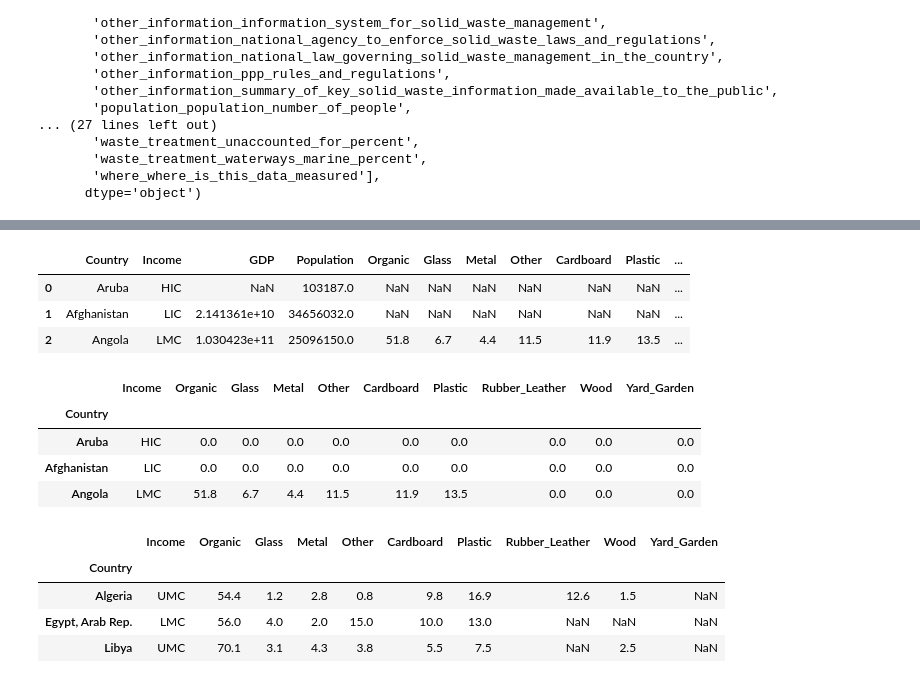
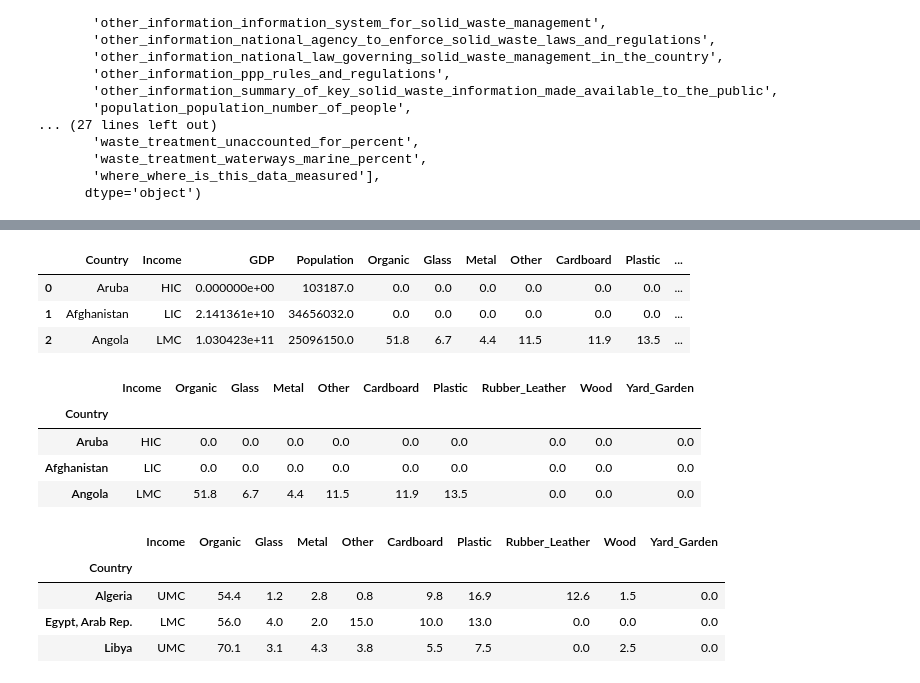
Before and after one commit to ShilpaMuralidhar/WasteManagement, a Jupyter notebook: Data_Science/MSW_Composition_Africa.ipynb, the cells around one changed output, grey strips where cells are left out. Saved outputs shown, nothing was run; the diff lists cells and outputs as text; code cells hidden in the pictures.

```diff
--- a/Data_Science/MSW_Composition_Africa.ipynb
+++ b/Data_Science/MSW_Composition_Africa.ipynb
@@ -65,30 +65,30 @@ waste.head()
 # %%
 All_waste = waste.rename(columns={'country_name': 'Country',
                                 'income_id': "Income",
                                 'gdp': 'GDP',
                                 'population_population_number_of_people': 'Population',
                                 'composition_food_organic_waste_percent': 'Organic',
                                 'composition_glass_percent': 'Glass',
                                 'composition_metal_percent': 'Metal',
                                 'composition_other_percent': 'Other',
                                 'composition_paper_cardboard_percent': 'Cardboard',
                                 'composition_plastic_percent': 'Plastic',
                                 'composition_rubber_leather_percent': 'Rubber_Leather',
                                 'composition_wood_percent': 'Wood',
                                 'composition_yard_garden_green_waste_percent': 'Yard_Garden',
                                 'special_waste_agricultural_waste_tons_year': 'Agricultural',
                                 'special_waste_construction_and_demolition_waste_tons_year': 'Building',
                                 'special_waste_e_waste_tons_year': 'Electronic',
                                 'special_waste_hazardous_waste_tons_year': 'Hazardous',
                                 'special_waste_industrial_waste_tons_year': 'Industrial',
                                 'special_waste_medical_waste_tons_year': 'Medical',
                                 'total_msw_total_msw_generated_tons_year': 'Total_MSW'})
 
-All_waste.head(3)
+All_waste.fillna(0).head(3)
 # %% [output]
 |  | Country | Income | GDP | Population | Organic | Glass | Metal | Other | Cardboard | Plastic | ... |
-| 0 | Aruba | HIC | NaN | 103187.0 | NaN | NaN | NaN | NaN | NaN | NaN | ... |
-| 1 | Afghanistan | LIC | 2.141361e+10 | 34656032.0 | NaN | NaN | NaN | NaN | NaN | NaN | ... |
+| 0 | Aruba | HIC | 0.000000e+00 | 103187.0 | 0.0 | 0.0 | 0.0 | 0.0 | 0.0 | 0.0 | ... |
+| 1 | Afghanistan | LIC | 2.141361e+10 | 34656032.0 | 0.0 | 0.0 | 0.0 | 0.0 | 0.0 | 0.0 | ... |
 | 2 | Angola | LMC | 1.030423e+11 | 25096150.0 | 51.8 | 6.7 | 4.4 | 11.5 | 11.9 | 13.5 | ... |
 # %%
 General_waste = All_waste[['Country',
@@ -135,10 +135,10 @@ Southern_Africa = General_waste.loc[All_waste['Country'] .\
 
 Africa = [North_Africa, West_Africa, Central_Africa, East_Africa, Southern_Africa]
 df_Africa = pd.concat(Africa)
-df_Africa.head(3)
+df_Africa.fillna(0).head(3)
 # %% [output]
 |  | Income | Organic | Glass | Metal | Other | Cardboard | Plastic | Rubber_Leather | Wood | Yard_Garden |
 | Country |  |  |  |  |  |  |  |  |  |  |
-| Algeria | UMC | 54.4 | 1.2 | 2.8 | 0.8 | 9.8 | 16.9 | 12.6 | 1.5 | NaN |
-| Egypt, Arab Rep. | LMC | 56.0 | 4.0 | 2.0 | 15.0 | 10.0 | 13.0 | NaN | NaN | NaN |
-| Libya | UMC | 70.1 | 3.1 | 4.3 | 3.8 | 5.5 | 7.5 | NaN | 2.5 | NaN |
+| Algeria | UMC | 54.4 | 1.2 | 2.8 | 0.8 | 9.8 | 16.9 | 12.6 | 1.5 | 0.0 |
+| Egypt, Arab Rep. | LMC | 56.0 | 4.0 | 2.0 | 15.0 | 10.0 | 13.0 | 0.0 | 0.0 | 0.0 |
+| Libya | UMC | 70.1 | 3.1 | 4.3 | 3.8 | 5.5 | 7.5 | 0.0 | 2.5 | 0.0 |
```
Also changed, not shown: parts of 5 cells of this notebook.
